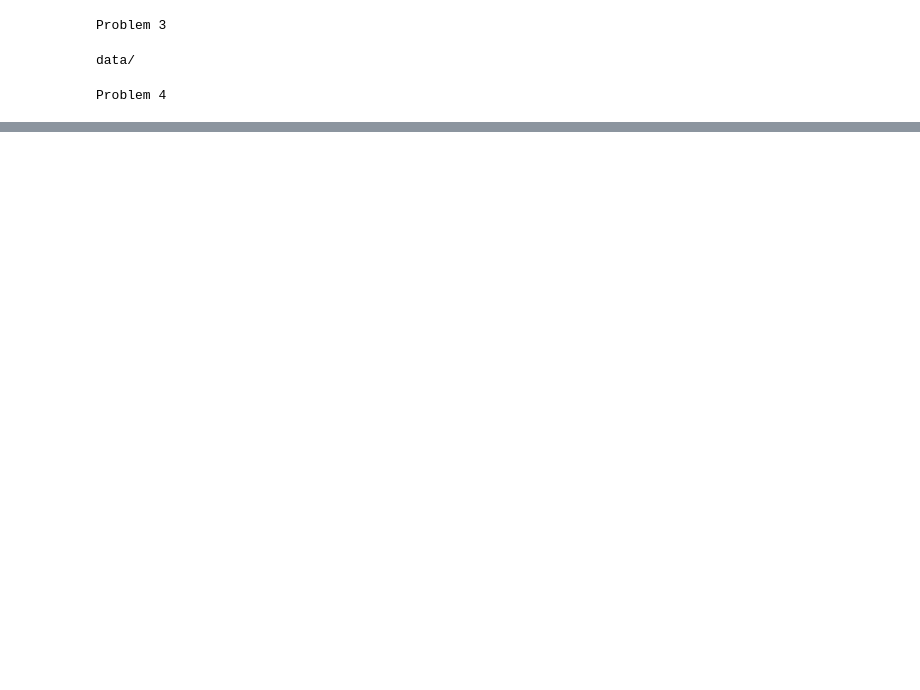
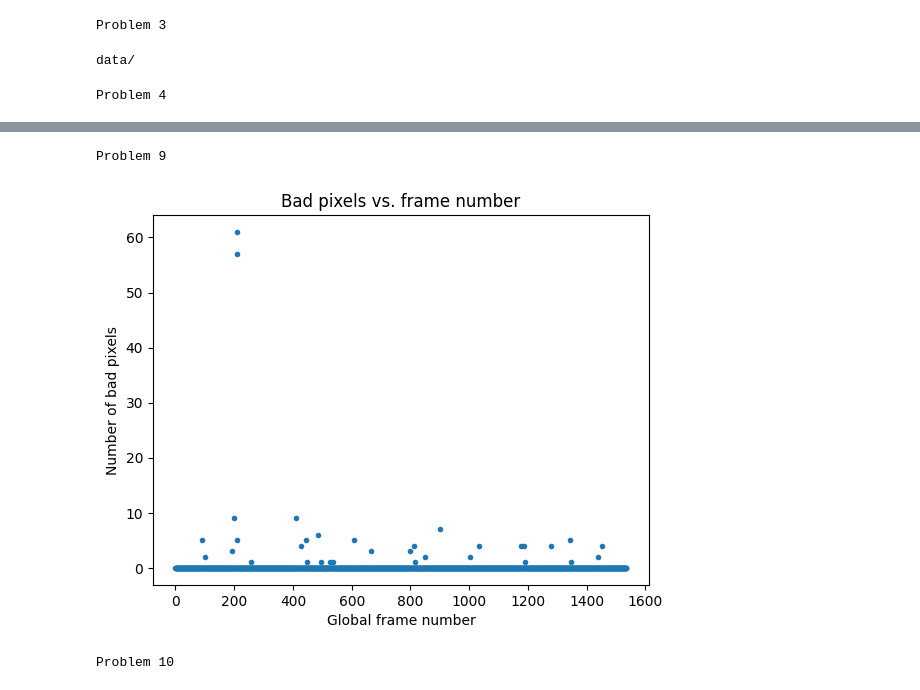
Before and after one commit to amedina695/lectures_git, a Jupyter notebook: final/final_amedina.ipynb, the cells around one changed output, grey strips where cells are left out. Cells and saved outputs as stored; diff of their text form; code cells hidden in the pictures; blank space fills up the shorter version.

```diff
--- a/final/final_amedina.ipynb
+++ b/final/final_amedina.ipynb
@@ -71,0 +257,41 @@ IndexError: arrays used as indices must be of integer (or boolean) type
+# %%
+print('Problem 9 \n')
+# %% [output]
+Problem 9
+# %%
+# Find bad pixels
+
+# First loop steps by jumps of 64
+for f0 in range(0, totframes, nf):
+    f63 = f0 + nf # end index (exclusive) for this block
+    # Second and third loops over y and x
+    for y in range(ny):
+        for x in range(nx):
+            # Extract each set of 64 pixels (1 from each frame) at same y, x
+            extract = datacube[f0:f63, y, x]
+
+            # Sigma reject on each set
+            good = sigma_reject(extract, 5.0, 2)
+
+            # Insert resulting boolean into mak array
+            mask[f0:f63, y, x] &= good
+
+# From problem 8, all bad pixels not in current mask are flagged as 0
+# To not account for bad pixels
+datacube[~mask] = 0
+
+# Bad pixels vs frame number
+bad_counts = (~mask).sum(axis=(1, 2))
+
+plt.figure()
+plt.plot(np.arange(totframes), bad_counts, marker='.', linestyle='none')
+plt.xlabel("Global frame number")
+plt.ylabel("Number of bad pixels")
+plt.title("Bad pixels vs. frame number")
+plt.show()
+# %% [output]
+[figure, added]
+# %%
+print('Problem 10 \n')
+# %% [output]
+Problem 10
```
Also changed, not shown: parts of 19 cells of this notebook, 24 other files.
